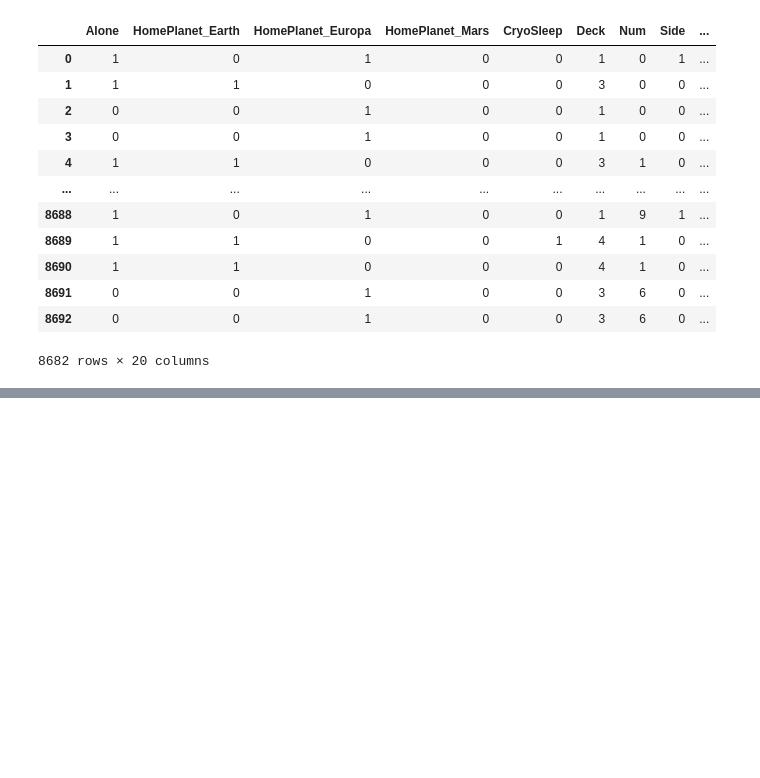
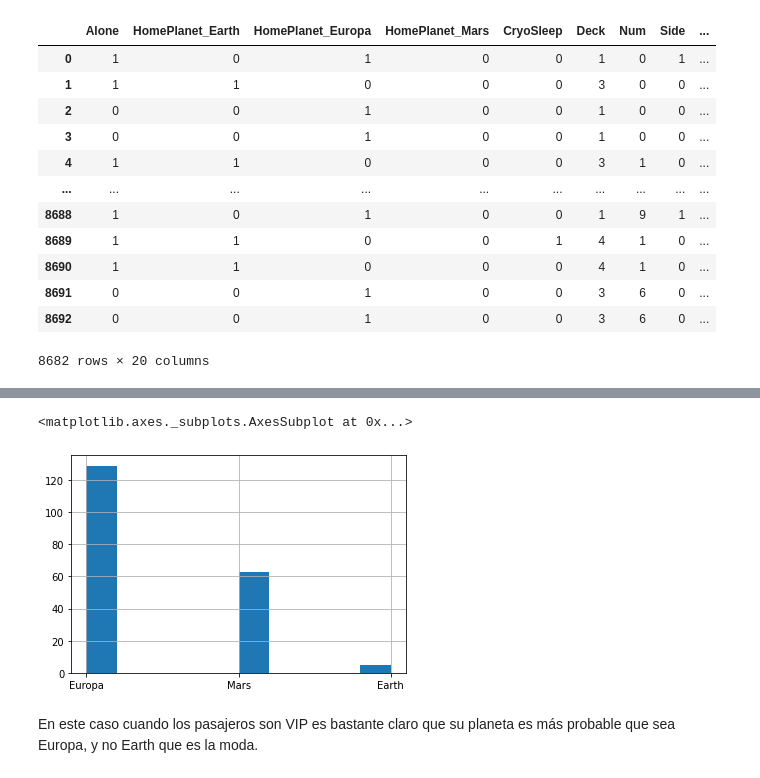
Before and after one commit to pataata/Los_Subnormales, a Jupyter notebook: Titanic.ipynb, the cells around one changed output, grey strips where cells are left out. Cells and saved outputs as stored; diff of their text form; code cells hidden in the pictures; blank space fills up the shorter version.

```diff
--- a/Titanic_ETL.ipynb
+++ b/Titanic.ipynb
@@ -557,0 +693,9 @@ trans_df
+# %%
+insight2 = df_categorical[df_categorical["VIP"] == True]["HomePlanet"]
+# %%
+insight2.hist()
+# %% [output]
+<matplotlib.axes._subplots.AxesSubplot at 0x...>
+[figure, added]
+# %% [markdown]
+En este caso cuando los pasajeros son VIP es bastante claro que su planeta es más probable que sea Europa, y no Earth que es la moda.
```
Also changed, not shown: parts of 61 cells of this notebook.
